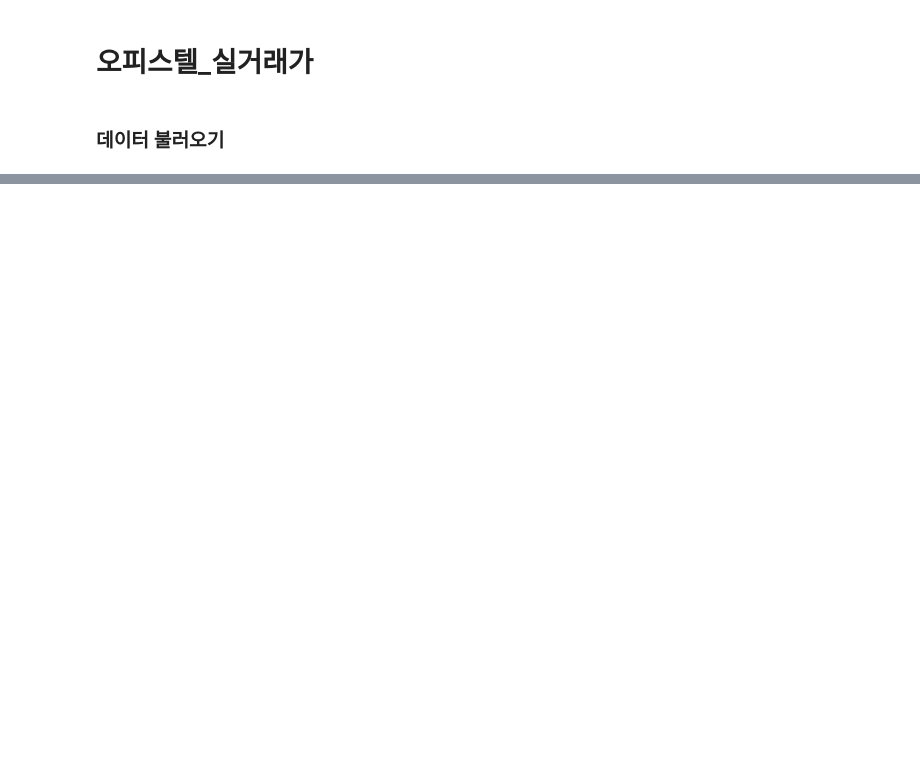
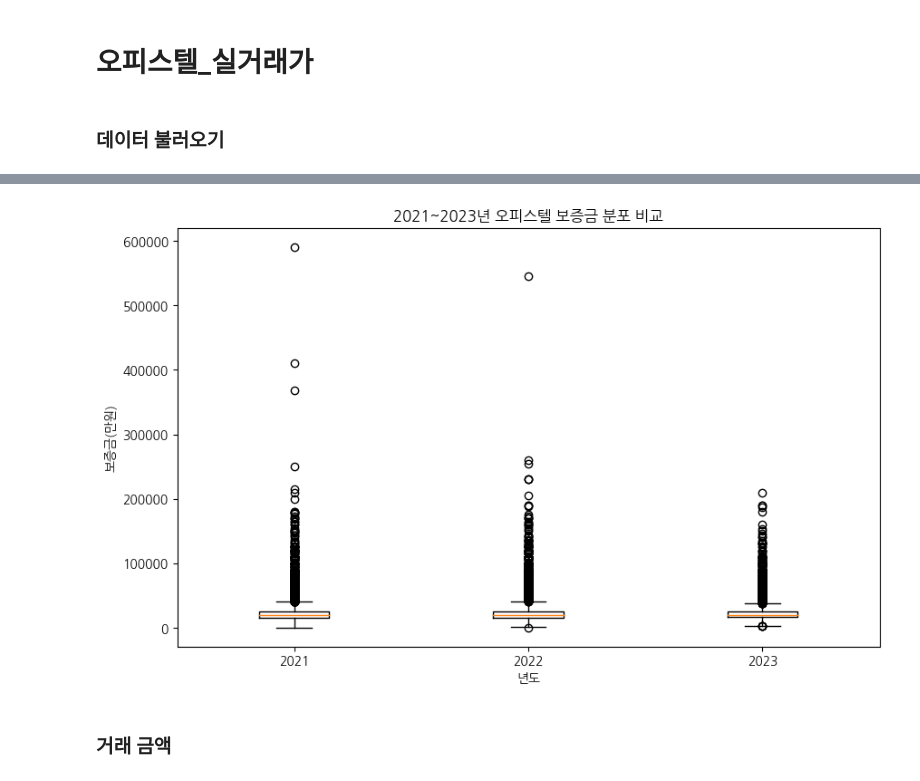
Before and after one commit to skqkrl/SDC_project, a Jupyter notebook: yena2.ipynb, the cells around one changed output, grey strips where cells are left out. Cells and saved outputs as stored; diff of their text form; code cells hidden in the pictures; blank space fills up the shorter version.

```diff
--- a/yena2.ipynb
+++ b/yena2.ipynb
@@ -59,0 +53,4 @@ Name: 거래유형, dtype: int64
+# %%
+officetel21_df = officetel21[officetel21['전월세구분']=='전세']
+officetel22_df = officetel22[officetel22['전월세구분']=='전세']
+officetel23_df = officetel23[officetel23['전월세구분']=='전세']
@@ -59,0 +88,6 @@ Name: 거래유형, dtype: int64
+# %%
+officetel22_df['보증금(만원)'] = officetel22_df['보증금(만원)'].astype(str).str.replace(',', '', regex=False)
+officetel22_df['보증금(만원)'] = pd.to_numeric(officetel22_df['보증금(만원)']).astype(int)
+# %%
+officetel23_df['보증금(만원)'] = officetel23_df['보증금(만원)'].astype(str).str.replace(',', '', regex=False)
+officetel23_df['보증금(만원)'] = pd.to_numeric(officetel23_df['보증금(만원)']).astype(int)
@@ -59,0 +98,4 @@ Name: 거래유형, dtype: int64
+# %%
+officetel21_df['계약년월'] = pd.to_datetime(officetel21_df['계약년월'].astype(str), format='%Y%m')
+officetel22_df['계약년월'] = pd.to_datetime(officetel22_df['계약년월'].astype(str), format='%Y%m')
+officetel23_df['계약년월'] = pd.to_datetime(officetel23_df['계약년월'].astype(str), format='%Y%m')
@@ -59,0 +176,19 @@ Name: 거래유형, dtype: int64
+# %%
+data = [
+    officetel21_df['보증금(만원)'],
+    officetel22_df['보증금(만원)'],
+    officetel23_df['보증금(만원)']
+]
+
+plt.figure(figsize=(10,6))
+plt.boxplot(data, labels=['2021', '2022', '2023'])
+
+plt.title('2021~2023년 오피스텔 보증금 분포 비교')
+plt.ylabel('보증금(만원)')
+plt.xlabel('년도')
+
+plt.show()
+# %% [output]
+[figure, added]
+# %% [markdown]
+### 거래 금액
```
Also changed, not shown: parts of 28 cells of this notebook, 1 other file.
